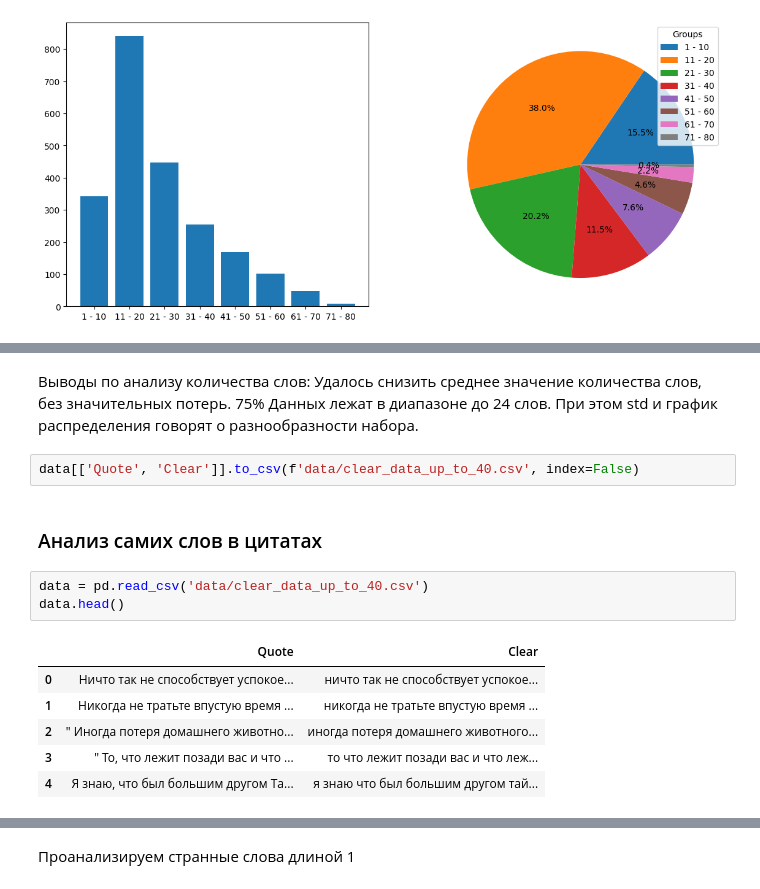
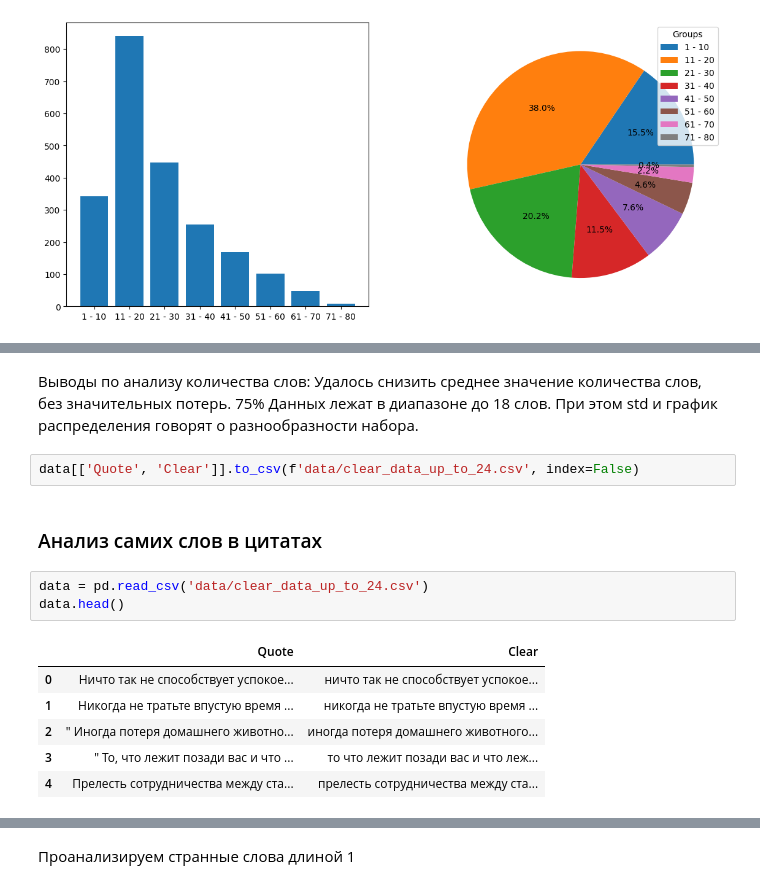
Before and after one commit to 0neF0rA11/ChatBot, a Jupyter notebook: prototype.ipynb, the cells around one changed output, grey strips where cells are left out. Cells and saved outputs as stored; diff of their text form.

```diff
--- a/prototype.ipynb
+++ b/prototype.ipynb
@@ -207,19 +211,19 @@ plt.show()
 # %% [markdown]
-Выводы по анализу количества слов: Удалось снизить среднее значение количества слов, без значительных потерь. 75% Данных лежат в диапазоне до 24 слов. При этом std и график распределения говорят о разнообразности набора.
+Выводы по анализу количества слов: Удалось снизить среднее значение количества слов, без значительных потерь. 75% Данных лежат в диапазоне до 18 слов. При этом std и график распределения говорят о разнообразности набора.
 # %%
-data[['Quote', 'Clear']].to_csv(f'data/clear_data_up_to_40.csv', index=False)
+data[['Quote', 'Clear']].to_csv(f'data/clear_data_up_to_24.csv', index=False)
 # %% [markdown]
 ### Анализ самих слов в цитатах
 # %%
-data = pd.read_csv('data/clear_data_up_to_40.csv')
+data = pd.read_csv('data/clear_data_up_to_24.csv')
 data.head()
 # %% [output]
 |  | Quote | Clear |
 | 0 | Ничто так не способствует успокое... | ничто так не способствует успокое... |
 | 1 | Никогда не тратьте впустую время ... | никогда не тратьте впустую время ... |
 | 2 | " Иногда потеря домашнего животно... | иногда потеря домашнего животного... |
 | 3 | " То, что лежит позади вас и что ... | то что лежит позади вас и что леж... |
-| 4 | Я знаю, что был большим другом Та... | я знаю что был большим другом тай... |
+| 4 | Прелесть сотрудничества между ста... | прелесть сотрудничества между ста... |
 # %%
 word_counts = pd.Series(' '.join(data['Clear']).split()).value_counts()
 word_counts_df = word_counts.reset_index().rename(columns={'index': 'Word'})
```
Also changed, not shown: parts of 23 cells of this notebook, 4 other files.
